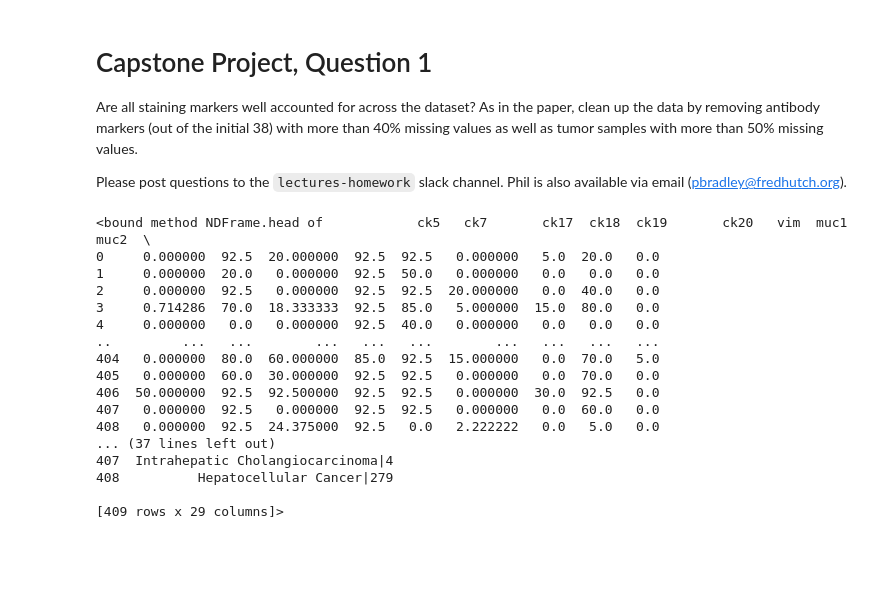
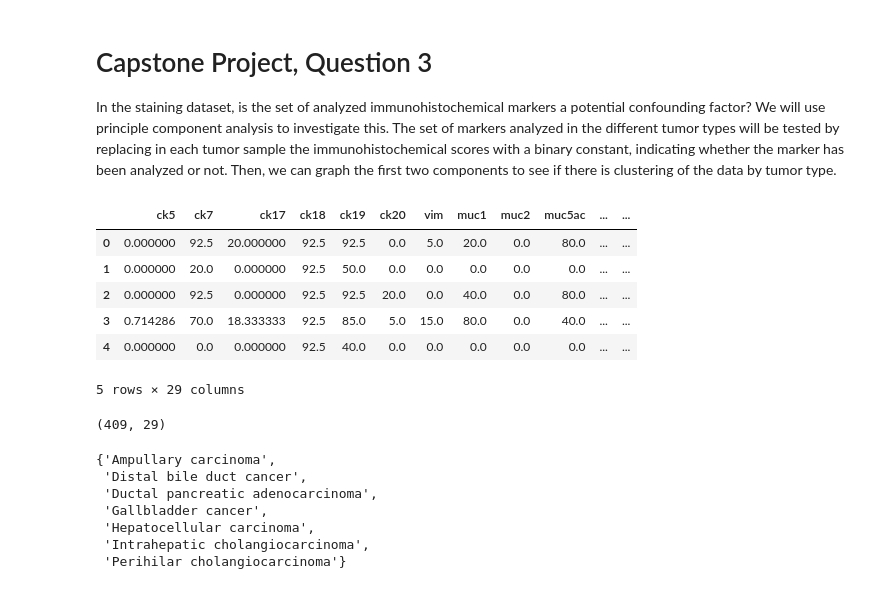
Before and after one commit to maltbaek/tfcb_capstone, a Jupyter notebook: report_python.ipynb, the cells around one changed output. Drawn from its saved outputs; the diff is of its cells as text; code cells hidden in the pictures; blank space fills up the shorter version.

```diff
--- a/report_python.ipynb
+++ b/report_python.ipynb
@@ -1,32 +1,39 @@
-# %% [markdown]
-# Capstone Project, Question 1
-
-Are all staining markers well accounted for across the dataset? As in the paper, clean up the data by removing antibody markers (out of the initial 38) with more than 40% missing values as well as tumor samples with more than 50% missing values.
-
-
-
-Please post questions to the `lectures-homework` slack channel. Phil is also available via email (pbradley@fredhutch.org).
+# %% [markdown]
+# Capstone Project, Question 3
+
+In the staining dataset, is the set of analyzed immunohistochemical markers a potential confounding factor? We will use principle component analysis to investigate this. The set of markers analyzed in the different tumor types will be tested by replacing in each tumor sample the immunohistochemical scores with a binary constant, indicating whether the marker has been analyzed or not. Then, we can graph the first two components to see if there is clustering of the data by tumor type.
 # %%
 import pandas as pd
 
+#Read in the tidy imputed dataset
 staining = pd.read_csv('data/pcbilDataImputed.csv')
 
-staining.head
+staining.head()
 # %% [output]
+|  | ck5 | ck7 | ck17 | ck18 | ck19 | ck20 | vim | muc1 | muc2 | muc5ac | ... | ... |
+| 0 | 0.000000 | 92.5 | 20.000000 | 92.5 | 92.5 | 0.0 | 5.0 | 20.0 | 0.0 | 80.0 | ... | ... |
+| 1 | 0.000000 | 20.0 | 0.000000 | 92.5 | 50.0 | 0.0 | 0.0 | 0.0 | 0.0 | 0.0 | ... | ... |
+| 2 | 0.000000 | 92.5 | 0.000000 | 92.5 | 92.5 | 20.0 | 0.0 | 40.0 | 0.0 | 80.0 | ... | ... |
+| 3 | 0.714286 | 70.0 | 18.333333 | 92.5 | 85.0 | 5.0 | 15.0 | 80.0 | 0.0 | 40.0 | ... | ... |
+| 4 | 0.000000 | 0.0 | 0.000000 | 92.5 | 40.0 | 0.0 | 0.0 | 0.0 | 0.0 | 0.0 | ... | ... |
-<bound method NDFrame.head of            ck5   ck7       ck17  ck18  ck19       ck20   vim  muc1  muc2  \
-0     0.000000  92.5  20.000000  92.5  92.5   0.000000   5.0  20.0   0.0
-1     0.000000  20.0   0.000000  92.5  50.0   0.000000   0.0   0.0   0.0
-2     0.000000  92.5   0.000000  92.5  92.5  20.000000   0.0  40.0   0.0
-3     0.714286  70.0  18.333333  92.5  85.0   5.000000  15.0  80.0   0.0
-4     0.000000   0.0   0.000000  92.5  40.0   0.000000   0.0   0.0   0.0
-..         ...   ...        ...   ...   ...        ...   ...   ...   ...
-404   0.000000  80.0  60.000000  85.0  92.5  15.000000   0.0  70.0   5.0
-405   0.000000  60.0  30.000000  92.5  92.5   0.000000   0.0  70.0   0.0
-406  50.000000  92.5  92.500000  92.5  92.5   0.000000  30.0  92.5   0.0
-407   0.000000  92.5   0.000000  92.5  92.5   0.000000   0.0  60.0   0.0
-408   0.000000  92.5  24.375000  92.5   0.0   2.222222   0.0   5.0   0.0
-... (37 lines left out)
-407  Intrahepatic Cholangiocarcinoma|4
-408          Hepatocellular Cancer|279
-
-[409 rows x 29 columns]>
+5 rows × 29 columns
+# %%
+#check the size
+staining.shape
+# %% [output]
+(409, 29)
+# %%
+import matplotlib.pyplot as plt
+
+# Here we are going to set up a dictionary that maps from tumor type ('clin_diag') to plotting colors
+
+set_of_tumor_type = set( staining['clin_diag'] ) # get rid of duplicates in the species column
+set_of_tumor_type
+# %% [output]
+{'Ampullary carcinoma',
+ 'Distal bile duct cancer',
+ 'Ductal pancreatic adenocarcinoma',
+ 'Gallbladder cancer',
+ 'Hepatocellular carcinoma',
+ 'Intrahepatic cholangiocarcinoma',
+ 'Perihilar cholangiocarcinoma'}
```
Also changed, not shown: parts of 24 cells of this notebook, 5 other files.
